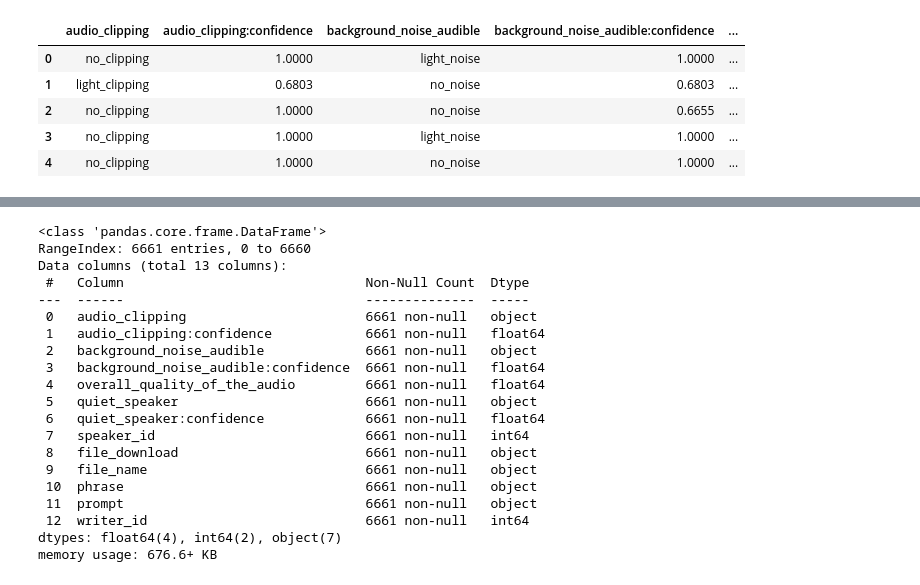
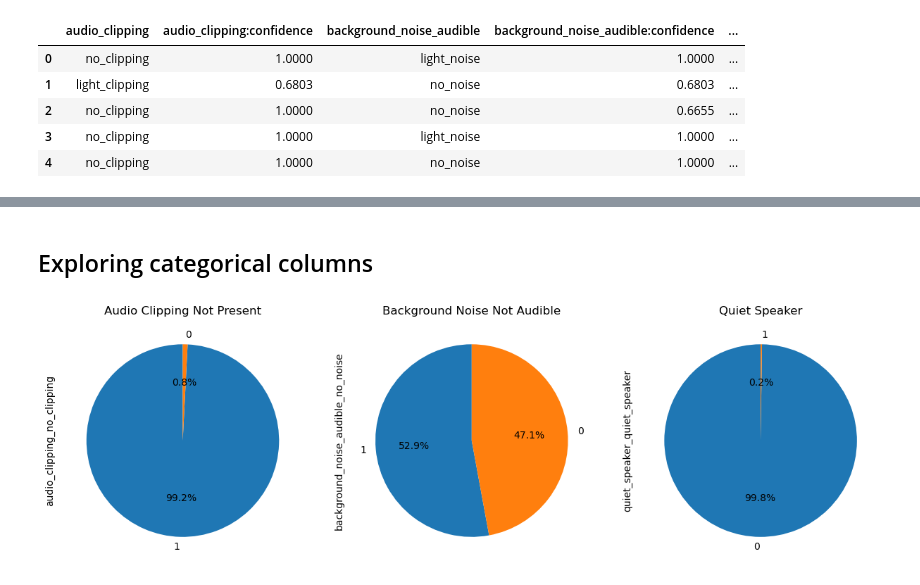
Before and after one commit to Kunal18/Multi-Modal-Intent-Recognition-in-Healthcare, a Jupyter notebook: IntentClassification.ipynb, the cells around one changed output, grey strips where cells are left out. Saved outputs shown, nothing was run; the diff lists cells and outputs as text; code cells hidden in the pictures.

```diff
--- a/IntentClassification.ipynb
+++ b/IntentClassification.ipynb
@@ -85,26 +126,20 @@ df.describe()
 | 50% | 1.000000 | 1.000000 | 3.670000 | 1.000000 | 4.120334e+07 | ... |
 | 75% | 1.000000 | 1.000000 | 4.000000 | 1.000000 | 4.385622e+07 | ... |
 | max | 1.000000 | 1.000000 | 5.000000 | 1.000000 | 4.444235e+07 | ... |
-# %%
-df.info()
-# %% [output]
-<class 'pandas.core.frame.DataFrame'>
-RangeIndex: 6661 entries, 0 to 6660
-Data columns (total 13 columns):
- #   Column                               Non-Null Count  Dtype
----  ------                               --------------  -----
- 0   audio_clipping                       6661 non-null   object
- 1   audio_clipping:confidence            6661 non-null   float64
- 2   background_noise_audible             6661 non-null   object
- 3   background_noise_audible:confidence  6661 non-null   float64
- 4   overall_quality_of_the_audio         6661 non-null   float64
- 5   quiet_speaker                        6661 non-null   object
- 6   quiet_speaker:confidence             6661 non-null   float64
- 7   speaker_id                           6661 non-null   int64
- 8   file_download                        6661 non-null   object
- 9   file_name                            6661 non-null   object
- 10  phrase                               6661 non-null   object
- 11  prompt                               6661 non-null   object
- 12  writer_id                            6661 non-null   int64
-dtypes: float64(4), int64(2), object(7)
-memory usage: 676.6+ KB
+# %% [markdown]
+## Exploring categorical columns
+# %%
+fig, axes = plt.subplots(nrows=1, ncols=3, figsize=(15, 5))
+
+df['audio_clipping_no_clipping'].value_counts().plot.pie(autopct='%1.1f%%', startangle=90, ax=axes[0])
+axes[0].set_title("Audio Clipping Not Present")
+
+df['background_noise_audible_no_noise'].value_counts().plot.pie(autopct='%1.1f%%', startangle=90, ax=axes[1])
+axes[1].set_title("Background Noise Not Audible")
+
+df['quiet_speaker_quiet_speaker'].value_counts().plot.pie(autopct='%1.1f%%', startangle=90, ax=axes[2])
+axes[2].set_title("Quiet Speaker")
+
+plt.show()
+# %% [output]
+[figure, added]
```
Also changed, not shown: parts of 38 cells of this notebook.
